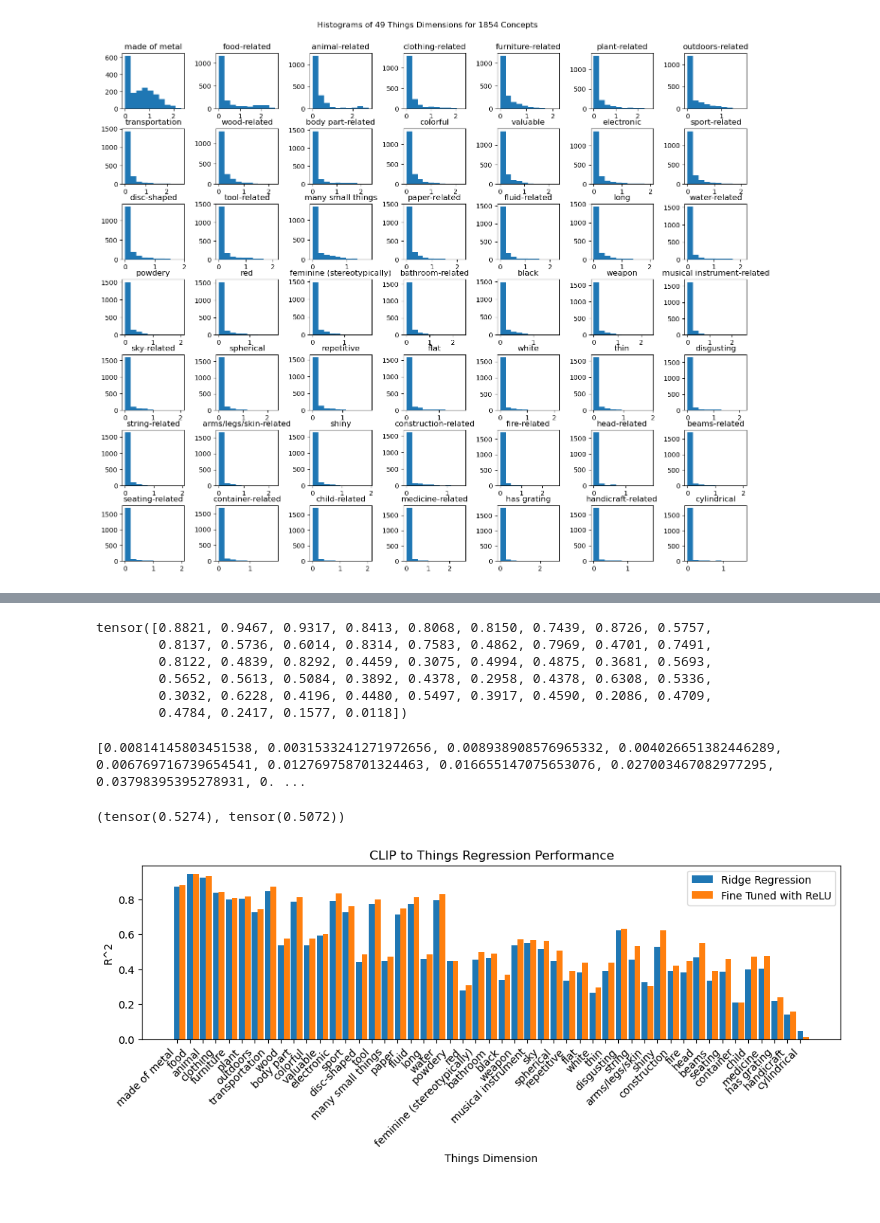
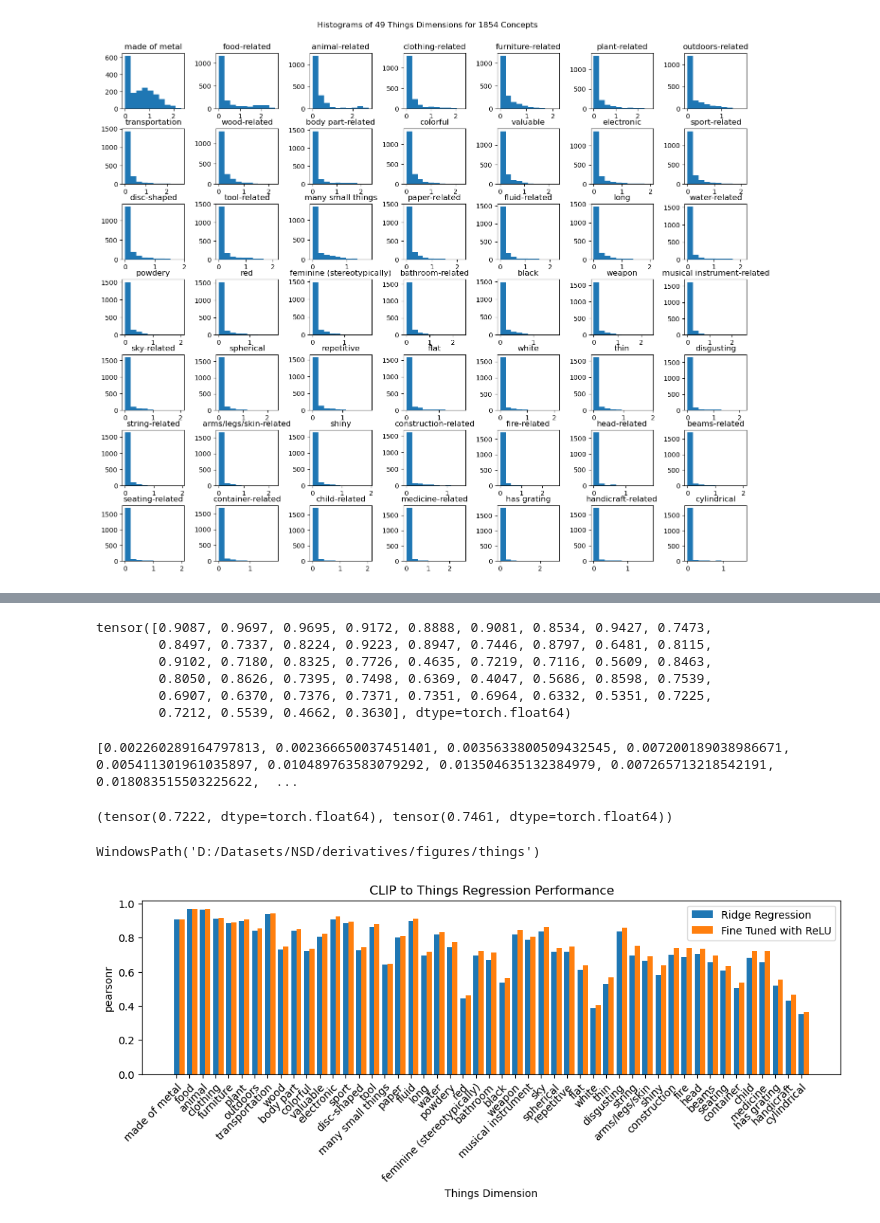
Before and after one commit to efirdc/Neurophysiological-Data-Decoding, a Jupyter notebook: research/notebooks/things/things-clip.ipynb, the cells around one changed output, grey strips where cells are left out. Cells and saved outputs as stored; diff of their text form; code cells hidden in the pictures.

```diff
--- a/research/notebooks/things/things-clip.ipynb
+++ b/research/notebooks/things/things-clip.ipynb
@@ -240,10 +253,10 @@ for i in range(num_iterations):
         with torch.no_grad():
             torch_model.eval()
 
-            torch_r2 = r2_score(
+            torch_r = pearsonr(
                 torch.from_numpy(Y_test).cuda(),
                 torch_model(torch.from_numpy(X_test).cuda()),
                 reduction=None
             )
-            print(i, torch_r2.mean().cpu().item())
+            print(i, torch_r.mean().cpu().item())
 # %% [output]
@@ -268,42 +281,47 @@ for i in range(num_iterations):
 torch_model = torch_model.cpu()
 with torch.no_grad():
     torch_model.eval()
-    torch_r2 = r2_score(torch.from_numpy(Y_test), torch_model(torch.from_numpy(X_test)), reduction=None)
-    print(torch_r2)
+    torch_r = pearsonr(torch.from_numpy(Y_test), torch_model(torch.from_numpy(X_test)), reduction=None)
+    print(torch_r)
 # %% [output]
-tensor([0.8821, 0.9467, 0.9317, 0.8413, 0.8068, 0.8150, 0.7439, 0.8726, 0.5757,
-        0.8137, 0.5736, 0.6014, 0.8314, 0.7583, 0.4862, 0.7969, 0.4701, 0.7491,
-        0.8122, 0.4839, 0.8292, 0.4459, 0.3075, 0.4994, 0.4875, 0.3681, 0.5693,
-        0.5652, 0.5613, 0.5084, 0.3892, 0.4378, 0.2958, 0.4378, 0.6308, 0.5336,
-        0.3032, 0.6228, 0.4196, 0.4480, 0.5497, 0.3917, 0.4590, 0.2086, 0.4709,
-        0.4784, 0.2417, 0.1577, 0.0118])
+tensor([0.9087, 0.9697, 0.9695, 0.9172, 0.8888, 0.9081, 0.8534, 0.9427, 0.7473,
+        0.8497, 0.7337, 0.8224, 0.9223, 0.8947, 0.7446, 0.8797, 0.6481, 0.8115,
+        0.9102, 0.7180, 0.8325, 0.7726, 0.4635, 0.7219, 0.7116, 0.5609, 0.8463,
+        0.8050, 0.8626, 0.7395, 0.7498, 0.6369, 0.4047, 0.5686, 0.8598, 0.7539,
+        0.6907, 0.6370, 0.7376, 0.7371, 0.7351, 0.6964, 0.6332, 0.5351, 0.7225,
+        0.7212, 0.5539, 0.4662, 0.3630], dtype=torch.float64)
 # %%
-r2 = r2_score(torch.from_numpy(Y_test), torch.from_numpy(model.predict(X_test)), reduction=None)
+r = pearsonr(torch.from_numpy(Y_test), torch.from_numpy(model.predict(X_test)), reduction=None)
 # %%
-print((torch_r2 - r2).tolist())
+print((torch_r - r).tolist())
 # %% [output]
-[0.00814145803451538, 0.0031533241271972656, 0.008938908576965332, 0.004026651382446289, 0.006769716739654541, 0.012769758701324463, 0.016655147075653076, 0.027003467082977295, 0.03798395395278931, 0. ...
+[0.002260289164797813, 0.002366650037451401, 0.0035633800509432545, 0.007200189038986671, 0.005411301961035897, 0.010489763583079292, 0.013504635132384979, 0.007265713218542191, 0.018083515503225622,  ...
 # %%
-r2.mean(), torch_r2.mean()
+r.mean(), torch_r.mean()
 # %% [output]
-(tensor(0.5274), tensor(0.5072))
+(tensor(0.7222, dtype=torch.float64), tensor(0.7461, dtype=torch.float64))
+# %%
+results_path
+# %% [output]
+WindowsPath('D:/Datasets/NSD/derivatives/figures/things')
 # %%
-width = 0.45
+width = 0.4
 plt.figure(figsize=(12, 3))
 plt.title("CLIP to Things Regression Performance")
 plt.xlabel("Things Dimension")
-plt.ylabel("R^2")
-plt.bar(np.arange(49), r2,
+plt.ylabel("pearsonr")
+plt.bar(np.arange(49), r,
         tick_label=[c.split(',')[0].replace('-related', '') for c in things_concepts],
         width=width,
         label='Ridge Regression',)
-plt.bar(np.arange(49) + width, torch_r2, width=width, label='Fine Tuned with ReLU')
+plt.bar(np.arange(49) + width, torch_r, width=width, label='Fine Tuned with ReLU')
 plt.legend()
-plt.xticks(rotation=45, ha='right')
-plt.savefig(results_path / 'clip_to_things_r2.png', bbox_inches='tight')
+plt.xticks(rotation=45, ha='right', rotation_mode='anchor')
+plt.savefig(results_path / 'clip_to_things_r.png', bbox_inches='tight')
+plt.savefig(results_path / 'clip_to_things_r.svg', bbox_inches='tight')
 plt.show()
 # %% [output]
-[figure, old version]
+[figure, new version]
 # %%
 ridge_weights = model.coef_
 torch_weights = torch_model[0].weight[:].cpu().detach().numpy()
```
Also changed, not shown: parts of 5 cells of this notebook, 10 other files.
